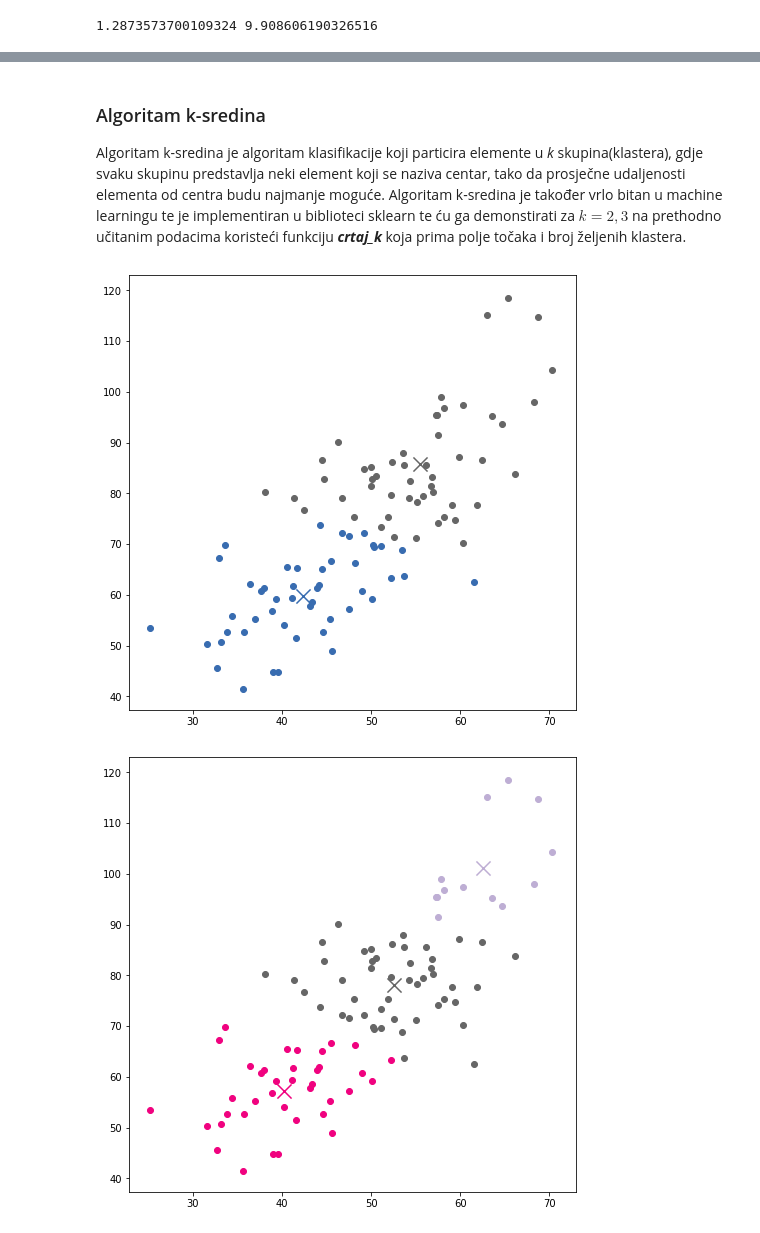
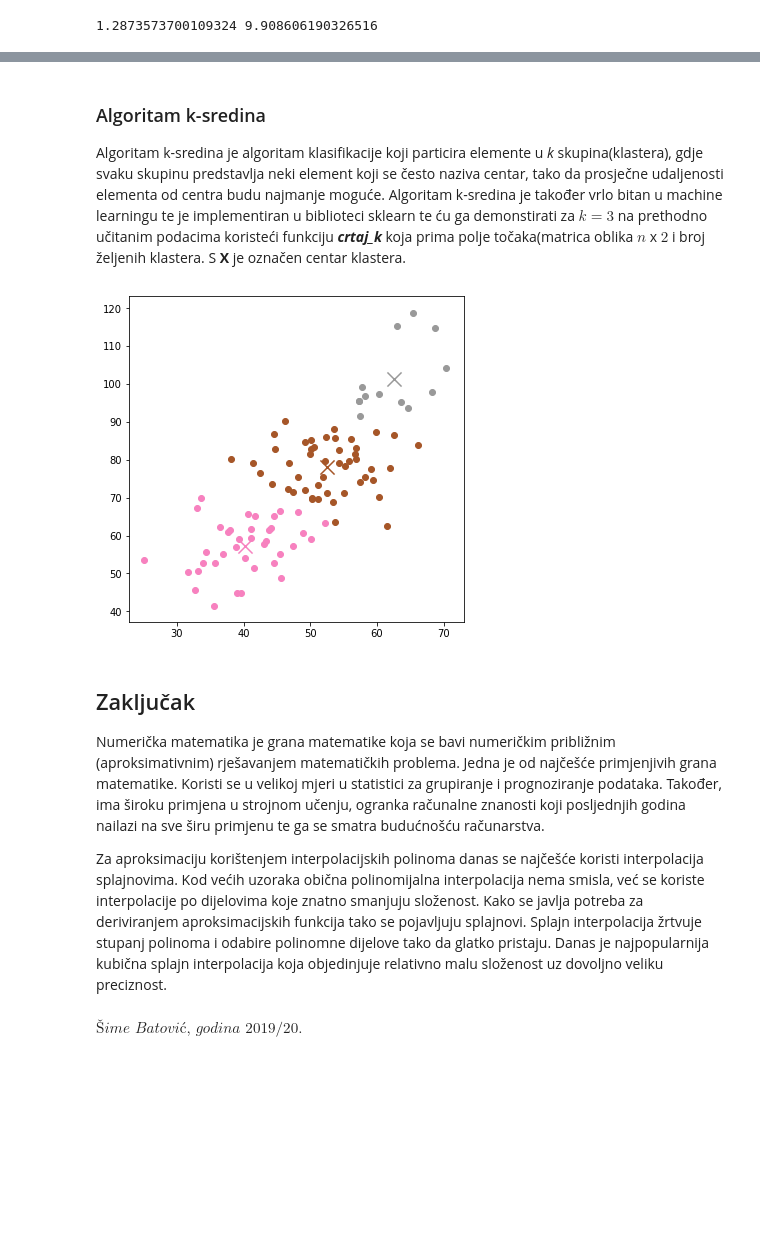
Before and after one commit to simbato/ms_zadaca, a Jupyter notebook: Zadaca - esej.ipynb, the cells around one changed output, grey strips where cells are left out. Cells and saved outputs as stored; diff of their text form; code cells hidden in the pictures; blank space fills up the shorter version.

```diff
--- a/Zadaca - esej.ipynb
+++ b/Zadaca - esej.ipynb
@@ -451,30 +493,37 @@ plt.show()
 # %% [markdown]
 ### Algoritam k-sredina
 
-Algoritam k-sredina je algoritam klasifikacije koji particira elemente u <i>k</i> skupina(klastera), gdje svaku skupinu predstavlja neki element koji se naziva centar, tako da prosječne udaljenosti elementa od centra budu najmanje moguće. Algoritam k-sredina je također vrlo bitan u machine learningu te je implementiran u biblioteci sklearn te ću ga demonstirati za $k = 2,3$ na prethodno učitanim podacima koristeći funkciju <b><i>crtaj_k</i></b> koja prima polje točaka i broj željenih klastera.
+Algoritam k-sredina je algoritam klasifikacije koji particira elemente u <i>k</i> skupina(klastera), gdje svaku skupinu predstavlja neki element koji se često naziva centar, tako da prosječne udaljenosti elementa od centra budu najmanje moguće. Algoritam k-sredina je također vrlo bitan u machine learningu te je implementiran u biblioteci sklearn te ću ga demonstirati za $k = 3$ na prethodno učitanim podacima koristeći funkciju <b><i>crtaj_k</i></b> koja prima polje točaka(matrica oblika $n$ x $2$ i broj željenih klastera. S <b>X</b> je označen centar klastera.
 # %%
 from sklearn.cluster import KMeans
 
 def crtaj_k(tocke,n):
     kmeans = KMeans(n_clusters=n, random_state=0).fit(tocke)
-    fig,ax = plt.subplots(figsize=(8,8))
-    cmap=plt.cm.get_cmap(name='Accent')
+    fig,ax = plt.subplots(figsize=(6,6))
+    cmap=plt.cm.get_cmap(name='Set1')
     colors=np.random.rand(n+1)
     c=cmap(colors)
     for i in range(len(tocke)):
         x = tocke[i][0]
         y = tocke[i][1]
         z = kmeans.predict([tocke[i]])
         ax.scatter(x,y,color=c[z[0]])
 
     for i in range(len(kmeans.cluster_centers_)):
         x = kmeans.cluster_centers_[i][0]
         y = kmeans.cluster_centers_[i][1]
         ax.scatter(x,y, marker="x",color=c[i],s=200)
 
 tocke = np.array([X,Y]).T
-crtaj_k(tocke,2)
 crtaj_k(tocke,3)
 # %% [output]
-[figure, old version]
+[figure, new version]
-[figure, removed]
+# %% [markdown]
+## Zaključak
+
+Numerička matematika je grana matematike koja se bavi numeričkim približnim (aproksimativnim) rješavanjem matematičkih problema.
+Jedna je od najčešće primjenjivih grana matematike. Koristi se u velikoj mjeri u statistici za grupiranje i prognoziranje podataka. Također, ima široku primjena u strojnom učenju, ogranka računalne znanosti koji posljednjih godina nailazi na sve širu primjenu te ga se smatra budućnošću računarstva.
+
+Za aproksimaciju korištenjem interpolacijskih polinoma danas se najčešće koristi interpolacija splajnovima. Kod većih uzoraka obična polinomijalna interpolacija nema smisla, već se koriste interpolacije po dijelovima koje znatno smanjuju složenost. Kako se javlja potreba za deriviranjem aproksimacijskih funkcija tako se pojavljuju splajnovi. Splajn interpolacija žrtvuje stupanj polinoma i odabire polinomne dijelove tako da glatko pristaju. Danas je najpopularnija kubična splajn interpolacija koja objedinjuje relativno malu složenost uz dovoljno veliku preciznost.
+# %% [markdown]
+$\textit{Šime Batović, godina 2019/20.}$
```
Also changed, not shown: parts of 21 cells of this notebook.
